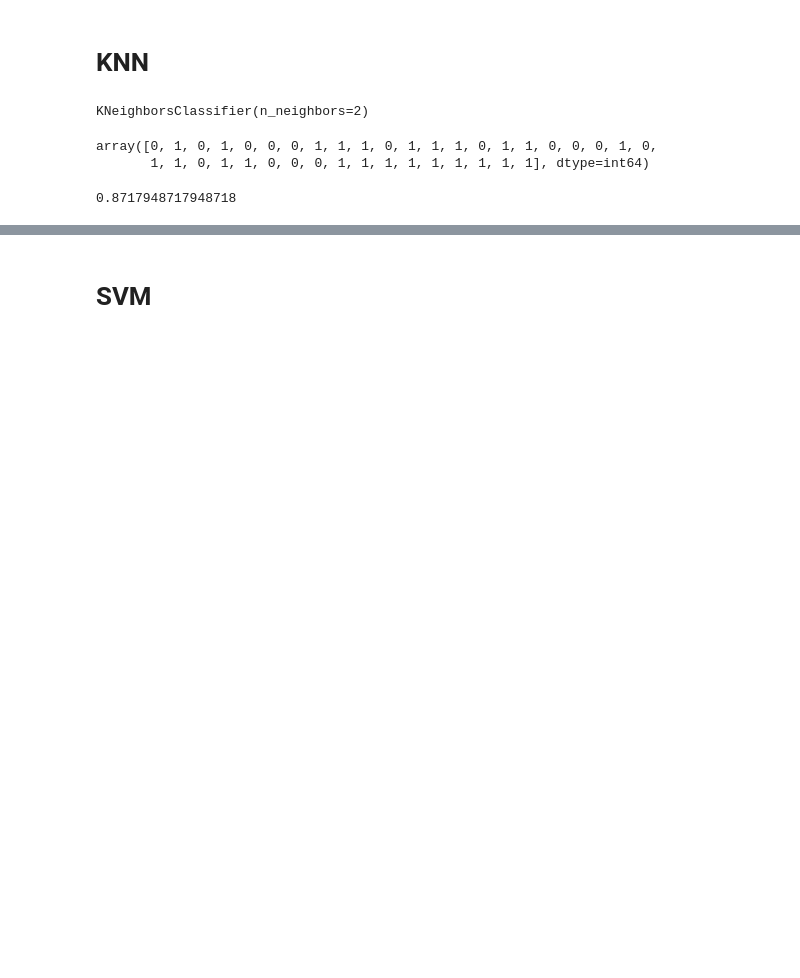
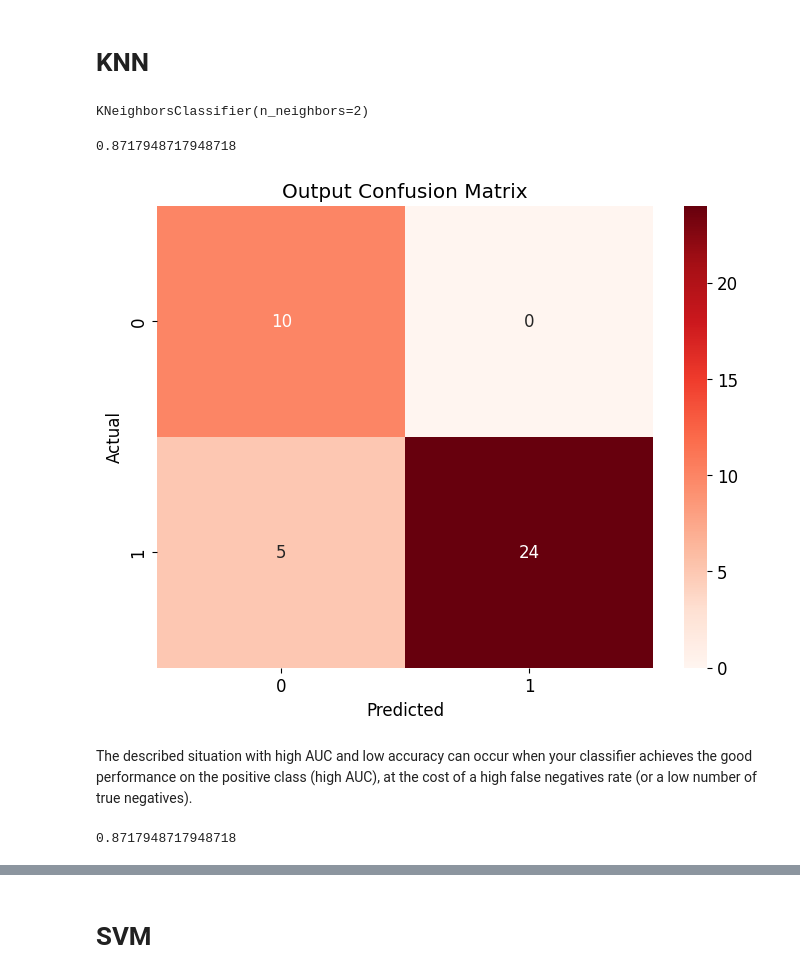
Before and after one commit to preethika-ajay/Parkinson-s-NeuroScan-MRI-based-Prediction-with-Transfer-Learning, a Jupyter notebook: NumericData.ipynb, the cells around one changed output, grey strips where cells are left out. Cells and saved outputs as stored; diff of their text form; code cells hidden in the pictures; blank space fills up the shorter version.

```diff
--- a/NumericData.ipynb
+++ b/NumericData.ipynb
@@ -149,11 +190,25 @@ knn.fit(X_train, y_train)
 # %% [output]
 KNeighborsClassifier(n_neighbors=2)
 # %%
-knn.predict(X_test)
+y_pred_knn = knn.predict(X_test)
-# %% [output]
-array([0, 1, 0, 1, 0, 0, 0, 1, 1, 1, 0, 1, 1, 1, 0, 1, 1, 0, 0, 0, 1, 0,
-       1, 1, 0, 1, 1, 0, 0, 0, 1, 1, 1, 1, 1, 1, 1, 1, 1], dtype=int64)
 # %%
 knn.score(X_test, y_test)
 # %% [output]
 0.8717948717948718
+# %%
+cm_knn = confusion_matrix(y_test, y_pred_knn)
+plt.figure(figsize=(8,6))
+fg=sns.heatmap(cm_knn,annot=True,cmap="Reds")
+
+plt.xlabel('Predicted')
+plt.ylabel('Actual')
+plt.title("Output Confusion Matrix")
+plt.show()
+# %% [output]
+[figure, added]
+# %% [markdown]
+The described situation with high AUC and low accuracy can occur when your classifier achieves the good performance on the positive class (high AUC), at the cost of a high false negatives rate (or a low number of true negatives).
+# %%
+accuracy_score(y_test, y_pred_knn)
+# %% [output]
+0.8717948717948718
```
Also changed, not shown: parts of 24 cells of this notebook.
